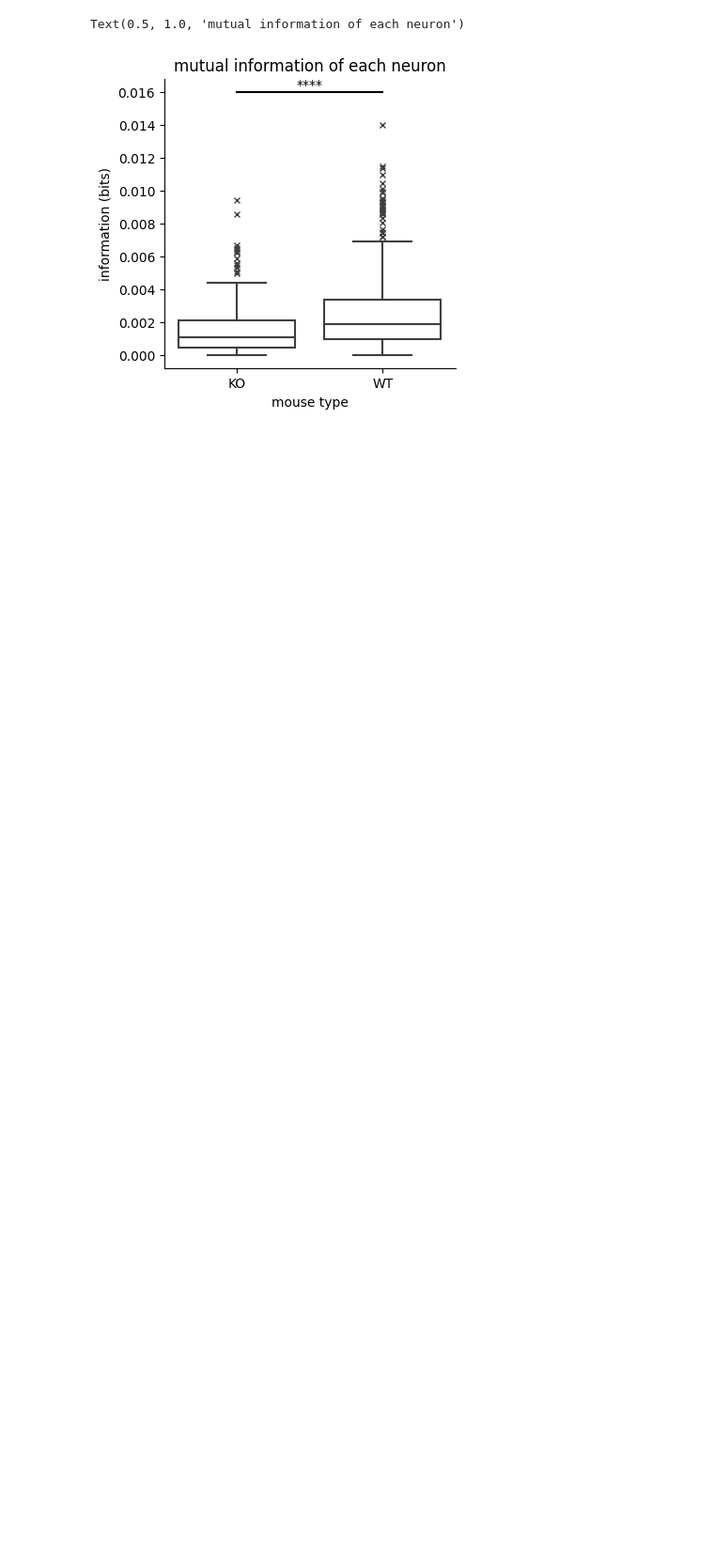
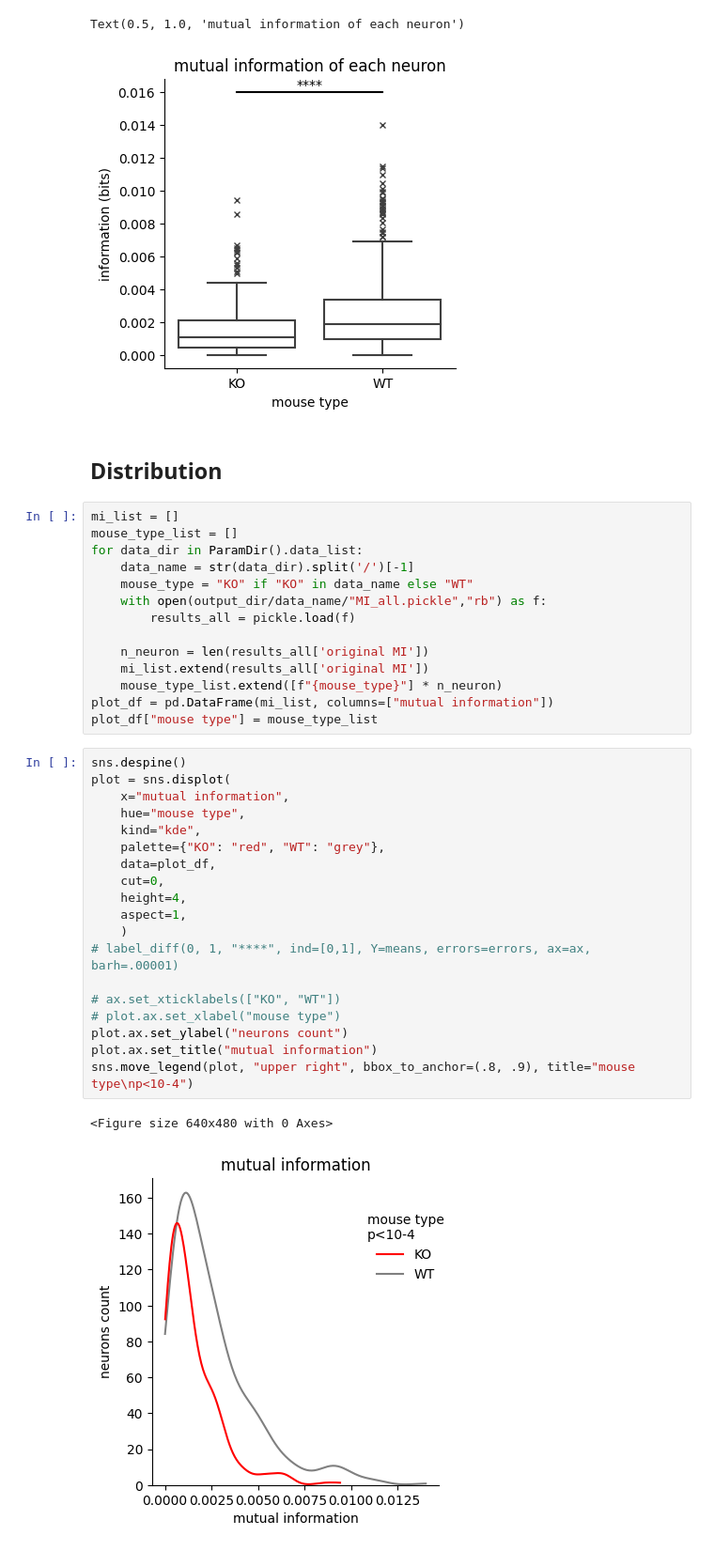
Before and after one commit to kisaragiRY/decoding-DG, a Jupyter notebook: notebooks/2-data-exploration/1-detect-place-cells/05-mi-comparison.ipynb, the cells around one changed output. Shown at 94% size. Cells and saved outputs as stored; diff of their text form; blank space fills up the shorter version.

Commit message:
ploted distribution for MI #91

```diff
--- a/notebooks/2-data-exploration/1-detect-place-cells/05-mi-comparison.ipynb
+++ b/notebooks/2-data-exploration/1-detect-place-cells/05-mi-comparison.ipynb
@@ -55,3 +55,41 @@ ax.set_title("mutual information of each neuron")
 # %% [output]
 Text(0.5, 1.0, 'mutual information of each neuron')
 [figure]
+# %% [markdown]
+## Distribution
+# %%
+mi_list = []
+mouse_type_list = []
+for data_dir in ParamDir().data_list:
+    data_name = str(data_dir).split('/')[-1]
+    mouse_type = "KO" if "KO" in data_name else "WT"
+    with open(output_dir/data_name/"MI_all.pickle","rb") as f:
+        results_all = pickle.load(f)
+
+    n_neuron = len(results_all['original MI'])
+    mi_list.extend(results_all['original MI'])
+    mouse_type_list.extend([f"{mouse_type}"] * n_neuron)
+plot_df = pd.DataFrame(mi_list, columns=["mutual information"])
+plot_df["mouse type"] = mouse_type_list
+# %%
+sns.despine()
+plot = sns.displot(
+    x="mutual information",
+    hue="mouse type",
+    kind="kde",
+    palette={"KO": "red", "WT": "grey"},
+    data=plot_df,
+    cut=0,
+    height=4,
+    aspect=1,
+    )
+# label_diff(0, 1, "****", ind=[0,1], Y=means, errors=errors, ax=ax, barh=.00001)
+
+# ax.set_xticklabels(["KO", "WT"])
+# plot.ax.set_xlabel("mouse type")
+plot.ax.set_ylabel("neurons count")
+plot.ax.set_title("mutual information")
+sns.move_legend(plot, "upper right", bbox_to_anchor=(.8, .9), title="mouse type\np<10-4")
+# %% [output]
+<Figure size 640x480 with 0 Axes>
+[figure, added]
```
